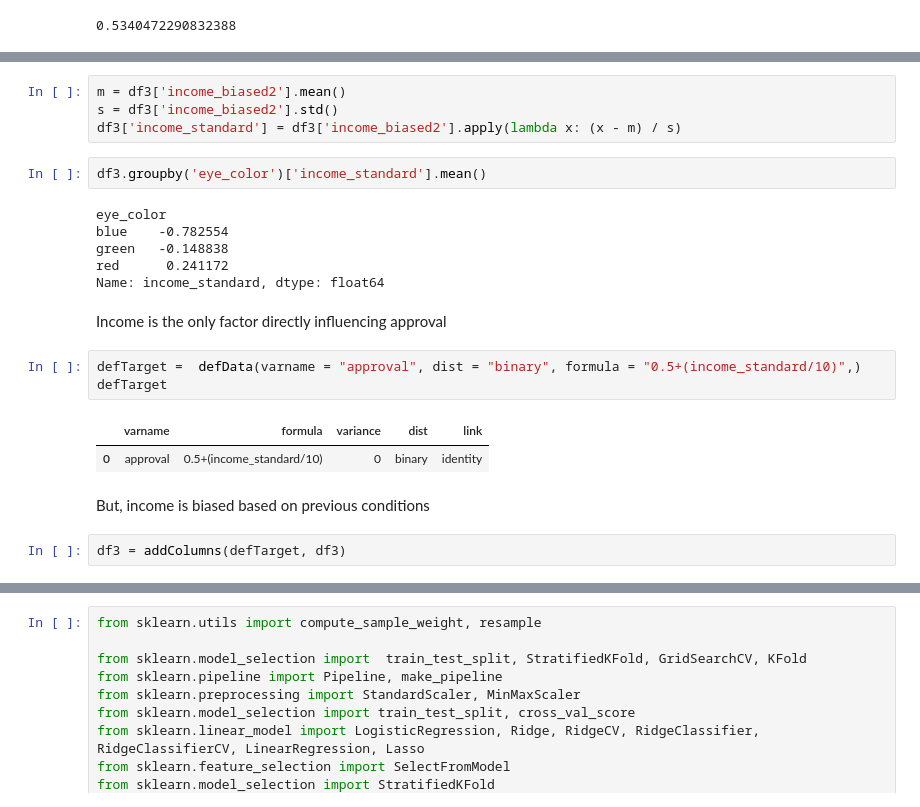
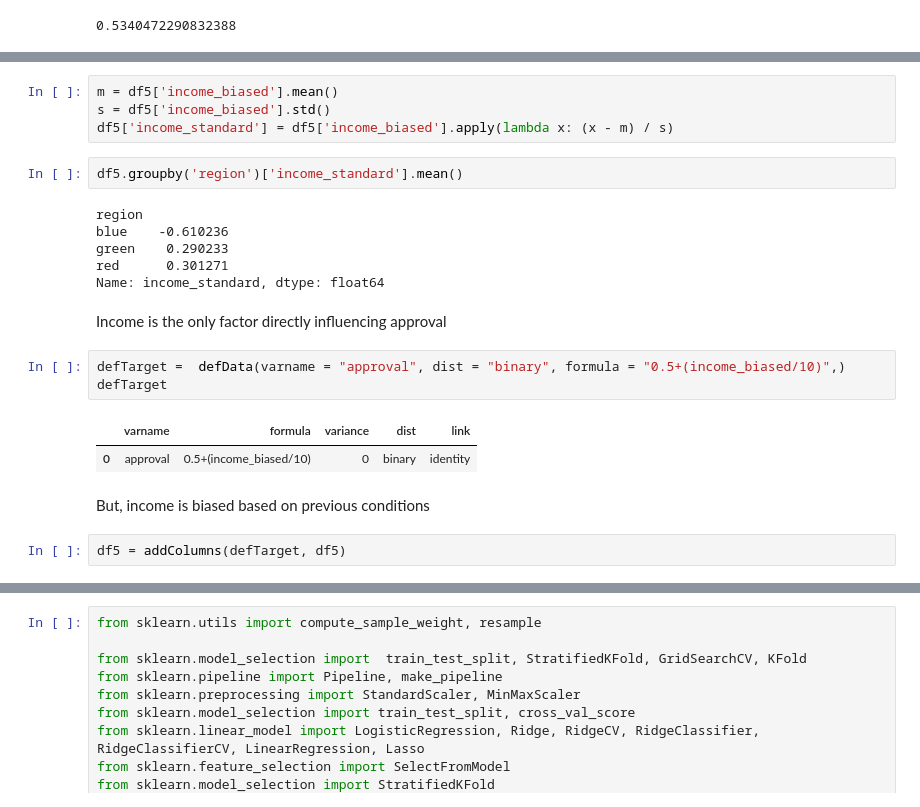
Before and after one commit to DAVIDCRUZ0202/pysimstudy, a Jupyter notebook: Demos/Simstudy Biased Data Demo.ipynb, the cells around one changed output, grey strips where cells are left out. Cells and saved outputs as stored; diff of their text form.

```diff
--- a/Demos/Simstudy Biased Data Demo.ipynb
+++ b/Demos/Simstudy Biased Data Demo.ipynb
@@ -373,24 +353,24 @@ Name: income_raw, dtype: float64
 # %%
-m = df3['income_biased2'].mean()
-s = df3['income_biased2'].std()
-df3['income_standard'] = df3['income_biased2'].apply(lambda x: (x - m) / s)
+m = df5['income_biased'].mean()
+s = df5['income_biased'].std()
+df5['income_standard'] = df5['income_biased'].apply(lambda x: (x - m) / s)
 # %%
-df3.groupby('eye_color')['income_standard'].mean()
+df5.groupby('region')['income_standard'].mean()
 # %% [output]
-eye_color
-blue    -0.782554
-green   -0.148838
-red      0.241172
+region
+blue    -0.610236
+green    0.290233
+red      0.301271
 Name: income_standard, dtype: float64
 # %% [markdown]
 Income is the only factor directly influencing approval
 # %%
-defTarget =  defData(varname = "approval", dist = "binary", formula = "0.5+(income_standard/10)",)
+defTarget =  defData(varname = "approval", dist = "binary", formula = "0.5+(income_biased/10)",)
 defTarget
 # %% [output]
 |  | varname | formula | variance | dist | link |
-| 0 | approval | 0.5+(income_standard/10) | 0 | binary | identity |
+| 0 | approval | 0.5+(income_biased/10) | 0 | binary | identity |
 # %% [markdown]
 But, income is biased based on previous conditions
 # %%
-df3 = addColumns(defTarget, df3)
+df5 = addColumns(defTarget, df5)
```
Also changed, not shown: parts of 42 cells of this notebook, 1 other file.
